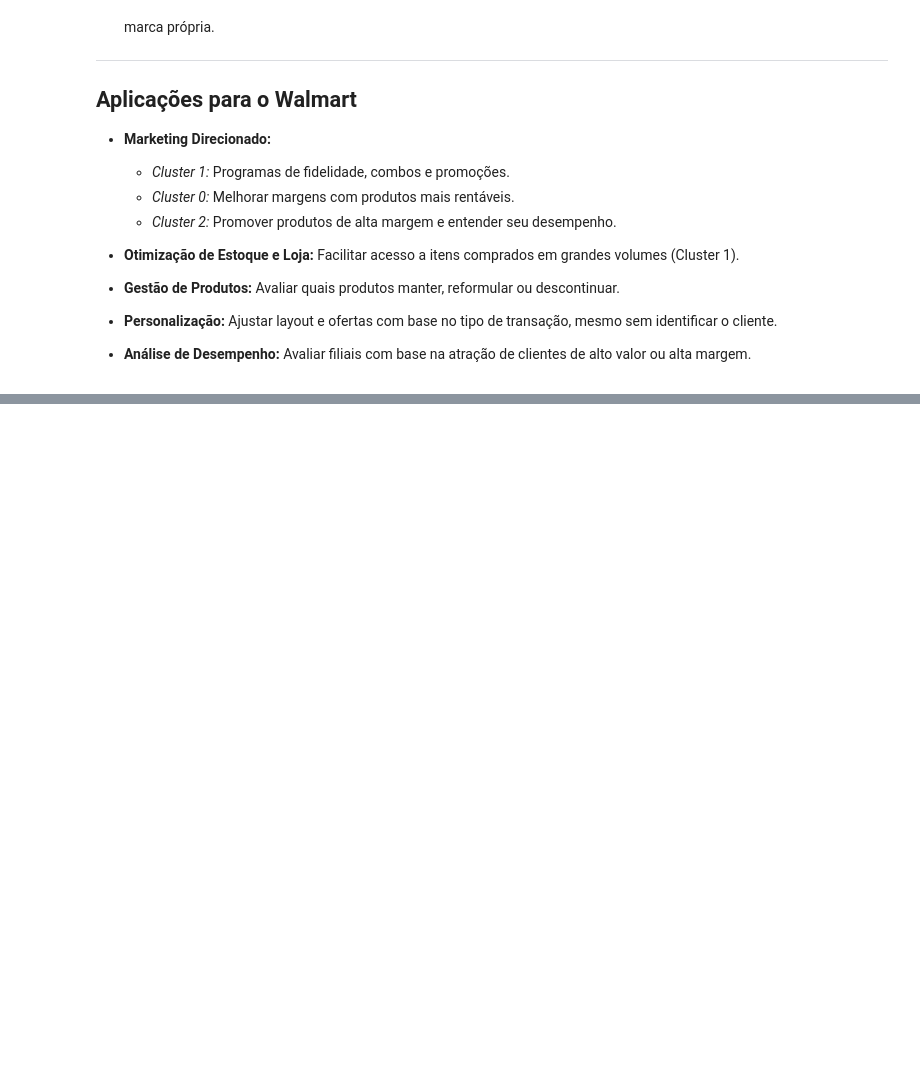
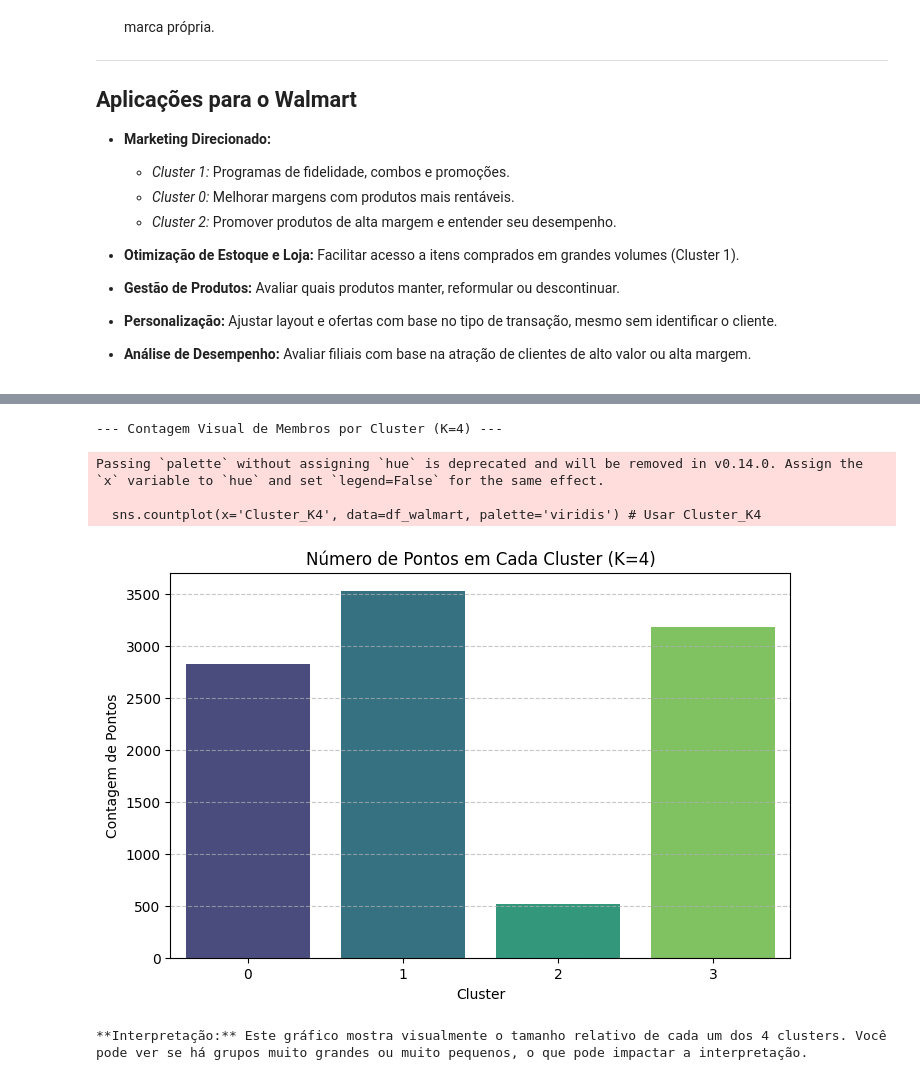
Before and after one commit to Haell39/IAClass_ML_Algorithms, a Jupyter notebook: notebooks/Kmeans.ipynb, the cells around one changed output, grey strips where cells are left out. Saved outputs shown, nothing was run; the diff lists cells and outputs as text; code cells hidden in the pictures; blank space fills up the shorter version.

```diff
--- a/notebooks/Kmeans.ipynb
+++ b/notebooks/Kmeans.ipynb
@@ -229,0 +272,20 @@ Cluster
+# %%
+# Célula: Re-implementando K-Means com n_clusters = 4
+
+print("--- Implementando K-Means com 4 Clusters ---")
+
+# Definir o número de clusters como 4
+n_clusters_new = 4
+kmeans_4 = KMeans(n_clusters=n_clusters_new, random_state=42, n_init=10)
+
+# Assumindo que 'X_kmeans_scaled' e 'df_walmart' estão disponíveis das células anteriores.
+# Reajustar o modelo K-Means
+df_walmart['Cluster_K4'] = kmeans_4.fit_predict(X_kmeans_scaled)
+
+print(f"\nK-Means aplicado com {n_clusters_new} clusters.")
+print("\nContagem de pontos em cada novo cluster (K=4):")
+print(df_walmart['Cluster_K4'].value_counts())
+
+print("\nPrimeiras 10 linhas do DataFrame com os novos rótulos de cluster (K=4):")
+# Ajuste as colunas aqui para as que você usou no K-Means
+display(df_walmart[['unit_price', 'quantity', 'rating', 'profit_margin', 'Cluster_K4']].head(10))
@@ -229,0 +333,19 @@ Cluster
+# %%
+# Célula: Contagem de Membros por Cluster (Gráfico de Barras, K=4)
+
+print("--- Contagem Visual de Membros por Cluster (K=4) ---")
+
+plt.figure(figsize=(8, 5))
+sns.countplot(x='Cluster_K4', data=df_walmart, palette='viridis') # Usar Cluster_K4
+plt.title('Número de Pontos em Cada Cluster (K=4)')
+plt.xlabel('Cluster')
+plt.ylabel('Contagem de Pontos')
+plt.grid(axis='y', linestyle='--', alpha=0.7)
+plt.show()
+# %% [output]
+--- Contagem Visual de Membros por Cluster (K=4) ---
+Passing `palette` without assigning `hue` is deprecated and will be removed in v0.14.0. Assign the `x` variable to `hue` and set `legend=False` for the same effect.
+
+  sns.countplot(x='Cluster_K4', data=df_walmart, palette='viridis') # Usar Cluster_K4
+[figure, added]
+**Interpretação:** Este gráfico mostra visualmente o tamanho relativo de cada um dos 4 clusters. Você pode ver se há grupos muito grandes ou muito pequenos, o que pode impactar a interpretação.
```
Also changed, not shown: parts of 11 cells of this notebook.
